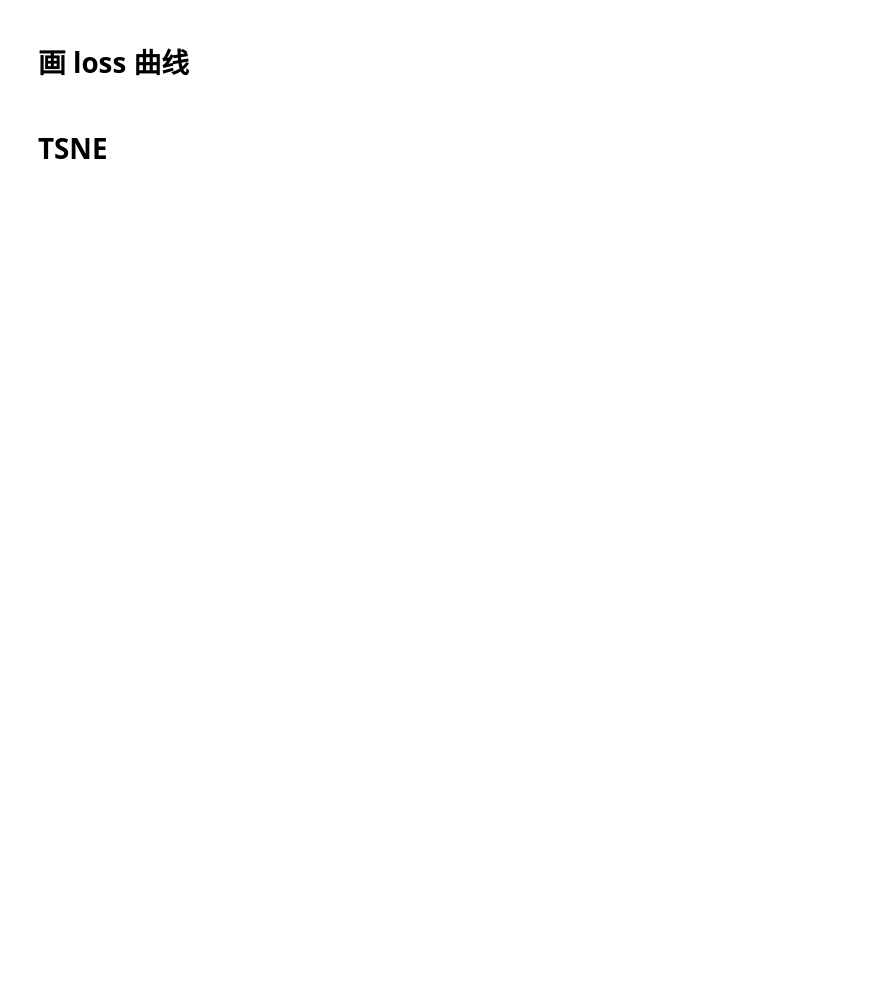
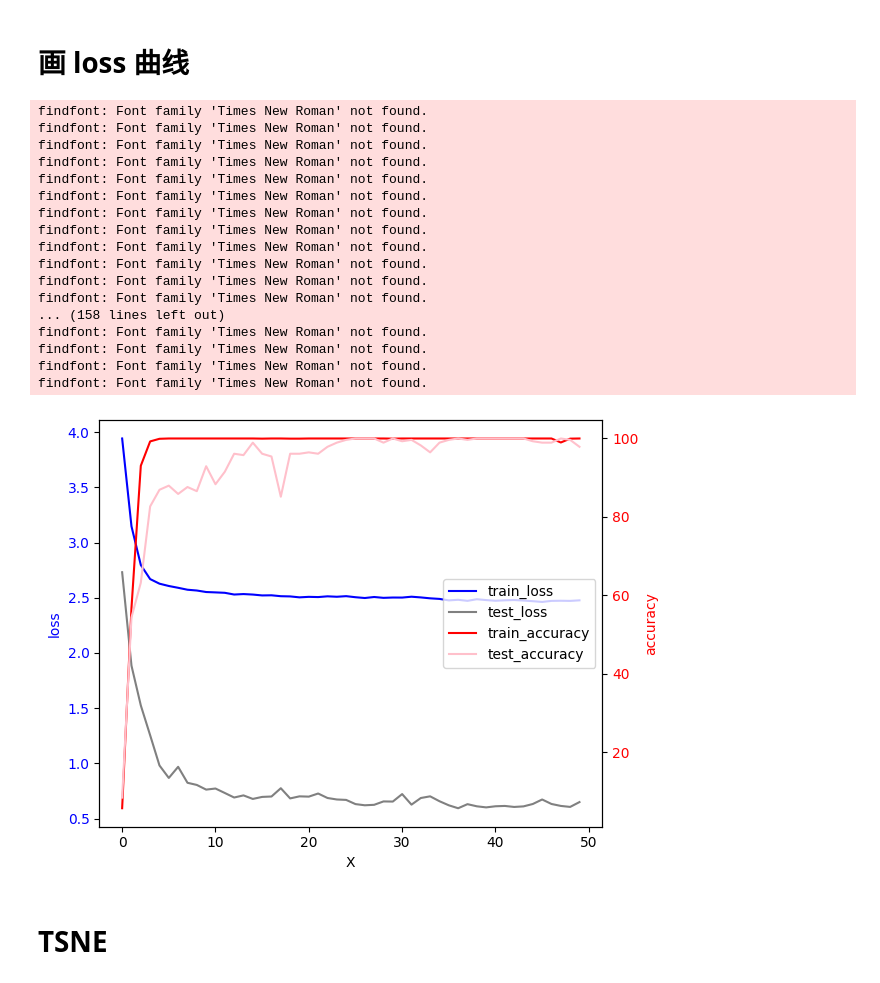
Before and after one commit to quanweiliu/MoEFI, a Jupyter notebook: main.ipynb, the cells around one changed output. Cells and saved outputs as stored; diff of their text form; code cells hidden in the pictures; blank space fills up the shorter version.

```diff
--- a/main.ipynb
+++ b/main.ipynb
@@ -37,9 +37,8 @@ args.dataset_name = "Houston_2013"
 args.backbone = "resNet"
 # args.backbone = "dino"
 # args.backbone = "MS2CANet"
-# args.awl = True
 
-args.awl = False
+args.awl = True
 args.lambda_contra = 0.1
 args.lambda_super = 1
 
@@ -217,7 +215,7 @@ scheduler = torch.optim.lr_scheduler.SequentialLR(optimizer, schedulers=[warmup,
 # args.resume = os.path.join(args.result_dir, "joint_oa_model.pth")
 if args.resume != '':
     checkpoint = torch.load(args.resume)
-    net.load_state_dict(checkpoint['base'], strict=False)
+    encoder.load_state_dict(checkpoint['model'], strict=False)
     epoch_start = checkpoint['epoch'] + 1
     print('Loaded from: {}'.format(args.resume))
 else:
@@ -328,7 +330,7 @@ Train Epoch: [49/50] Loss: 2.0653 loss_contra: 1.4945 loss_super: 0.5708 TRA: 10
 args.resume = os.path.join(args.result_dir, "test_loss.pth")
 if args.resume != '':
     checkpoint = torch.load(args.resume)
-    net.load_state_dict(checkpoint['model'], strict=False)
+    encoder.load_state_dict(checkpoint['model'], strict=False)
     super_head.load_state_dict(checkpoint['super_head'], strict=False)
     contra_head.load_state_dict(checkpoint['contra_head'], strict=False)
     epoch = checkpoint['epoch'] + 1
@@ -340,14 +342,12 @@ else:
 # linear 精度
 start_time = time.time()
 if args.backbone == "resNet":
-        test_losses, test_preds, targets, test_accuracy = \
-    tester.tester(net, super_head, criterion2, test_loader, args)
-# if args.backbone == "cnn":
-#         test_losses, test_preds, targets, test_accuracy = \
-#     tester.linear_test_cnn2(net, super_head, criterion2, test_loader, args)
+        test_loss, test_preds, targets, test_accuracy = \
+    tester.tester(encoder, super_head, criterion2, test_loader, args)
+
 elif args.backbone == "MS2CANet":
-    test_losses, test_preds, targets, test_accuracy = \
-        tester.linear_test_ms2ca2(net, super_head, criterion2, test_loader, args)
+    test_loss, test_preds, targets, test_accuracy = \
+        tester.linear_test_ms2ca2(encoder, super_head, criterion2, test_loader, args)
 Linear_time = time.time() - start_time
 
 classification, kappa = tester.get_results(test_preds, targets)
@@ -355,7 +355,6 @@ print("classification", classification)
 print("kappa", kappa)
 
 
-# print(KNNOA)
 with open(os.path.join(args.result_dir, "log_final.csv"), 'a+', encoding='gbk') as f:
     row=[["epoch", epoch,
         "\nclassification\n", classification,
@@ -432,3 +420,53 @@ kappa 0.7604315268213899
+# %%
+args.plot_loss_curve = True
+if args.plot_loss_curve:
+    # fig = plt.figure()
+    fig, ax1 = plt.subplots()
+
+    # 绘制第一个数据，使用左侧y轴
+    ax1.plot(range(args.epochs), train_losses, 'blue', label="train_loss")
+    ax1.plot(range(args.epochs), test_losses, 'gray', label="test_loss")
+    ax1.set_xlabel('X')
+    ax1.set_ylabel('loss', color='b')
+    ax1.tick_params(axis='y', labelcolor='b')
+
+    # 创建第二个坐标轴，共享x轴但y轴在右侧
+    ax2 = ax1.twinx()
+    ax2.plot(range(args.epochs), train_accuracies, 'red', label="train_accuracy")
+    ax2.plot(range(args.epochs), test_accuracies, 'pink', label="test_accuracy")
+    ax2.set_ylabel('accuracy', color='r')
+    ax2.tick_params(axis='y', labelcolor='r')
+
+
+    fig.tight_layout()  # 自动调整布局以避免重叠
+
+    # # 获取两个坐标轴上的线条和标签
+    lines_1, labels_1 = ax1.get_legend_handles_labels()
+    lines_2, labels_2 = ax2.get_legend_handles_labels()
+    ax1.legend(lines_1 + lines_2, labels_1 + labels_2, loc=5)
+    # plt.legend(['train_losses', 'train_accuracies', 'test_accuracies'], loc='upper right')
+    # plt.xlabel('number of training examples seen')
+    # plt.ylabel('Accuracy')
+    plt.savefig(os.path.join(args.result_dir, "learning_curve.png"), dpi=200)
+# %% [output]
+findfont: Font family 'Times New Roman' not found.
+findfont: Font family 'Times New Roman' not found.
+findfont: Font family 'Times New Roman' not found.
+findfont: Font family 'Times New Roman' not found.
+findfont: Font family 'Times New Roman' not found.
+findfont: Font family 'Times New Roman' not found.
+findfont: Font family 'Times New Roman' not found.
+findfont: Font family 'Times New Roman' not found.
+findfont: Font family 'Times New Roman' not found.
+findfont: Font family 'Times New Roman' not found.
+findfont: Font family 'Times New Roman' not found.
+findfont: Font family 'Times New Roman' not found.
+... (158 lines left out)
+findfont: Font family 'Times New Roman' not found.
+findfont: Font family 'Times New Roman' not found.
+findfont: Font family 'Times New Roman' not found.
+findfont: Font family 'Times New Roman' not found.
+[figure, added]
 # %% [markdown]
 # TSNE
 # %%
```
Also changed, not shown: parts of 8 cells of this notebook, 5 other files.
